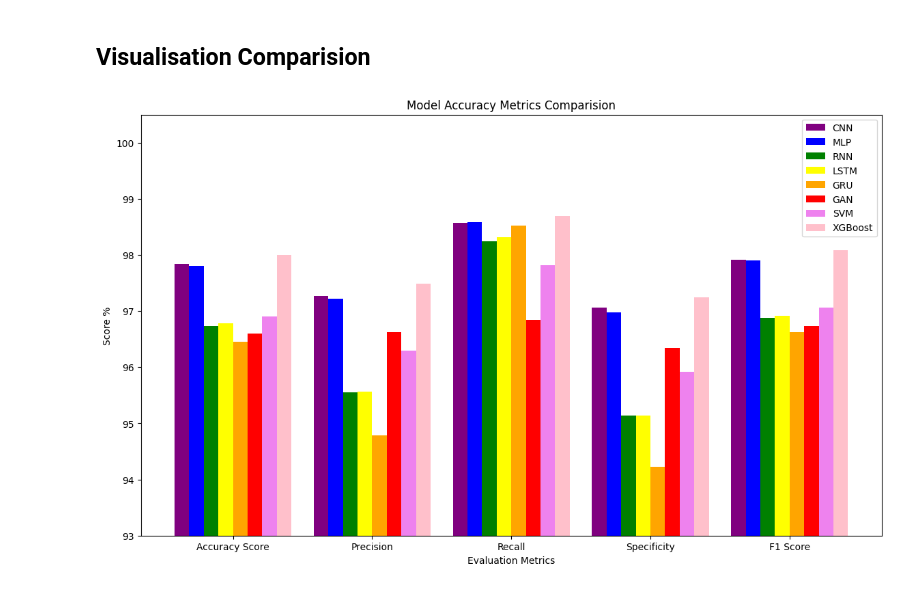
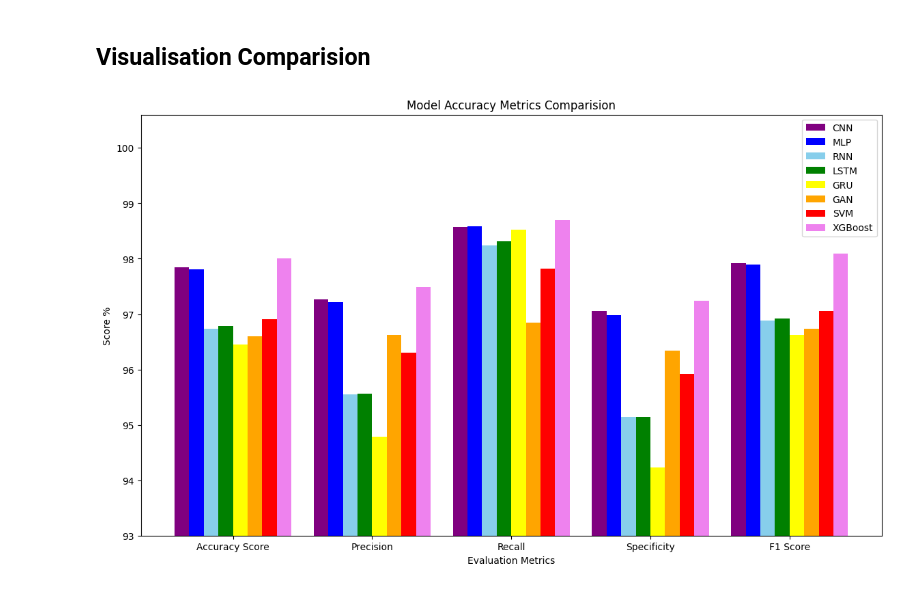
Before and after one commit to dharaneishvc/Intrusion-detection-DL-ML, a Jupyter notebook: NSLKDD_preprocess_8models.ipynb, the cells around one changed output. Saved outputs shown, nothing was run; the diff lists cells and outputs as text; code cells hidden in the pictures.

Commit message:
graph color

```diff
--- a/NSLKDD_preprocess_8models.ipynb
+++ b/NSLKDD_preprocess_8models.ipynb
@@ -1294,38 +1294,38 @@ You must install pydot (`pip install pydot`) and install graphviz (see instructi
 import numpy as np
 import matplotlib.pyplot as plt
 
 N = 5
 ind = np.arange(N)
 width = 0.105
 
 CNN  = [97.84,97.27,98.57,97.06,97.92]
 MLP  = [97.81,97.22,98.59,96.98,97.90]
 RNN  = [96.74,95.55,98.24,95.14,96.88]
 LSTM = [96.78,95.56,98.32,95.14,96.92]
 GRU  = [96.45,94.79,98.53,94.23,96.62]
 GAN  = [96.60,96.62,96.84,96.34,96.73]
 SVM  = [96.91,96.30,97.82,95.92,97.06]
 XGB  = [98.00,97.49,98.70,97.24,98.09]
 
 bar1 = plt.bar(ind, CNN, width, color = 'purple')
 bar2 = plt.bar(ind+width, MLP, width, color='blue')
-bar3 = plt.bar(ind+width*2, RNN, width, color = 'green')
-bar4 = plt.bar(ind+width*3, LSTM, width, color = 'yellow')
-bar5 = plt.bar(ind+width*4, GRU, width, color = 'orange')
-bar6 = plt.bar(ind+width*5, GAN, width, color = 'red')
-bar7 = plt.bar(ind+width*6, SVM, width, color = 'violet')
-bar8 = plt.bar(ind+width*7, XGB, width, color = 'pink')
+bar3 = plt.bar(ind+width*2, RNN, width, color = 'skyblue')
+bar4 = plt.bar(ind+width*3, LSTM, width, color = 'green')
+bar5 = plt.bar(ind+width*4, GRU, width, color = 'yellow')
+bar6 = plt.bar(ind+width*5, GAN, width, color = 'orange')
+bar7 = plt.bar(ind+width*6, SVM, width, color = 'red')
+bar8 = plt.bar(ind+width*7, XGB, width, color = 'violet')
 
 plt.xlabel("Evaluation Metrics")
 plt.ylabel('Score %')
 plt.title("Model Accuracy Metrics Comparision")
 
 plt.xticks(ind+width*3.5,['Accuracy Score', 'Precision', 'Recall', 'Specificity', 'F1 Score'])
 plt.legend((bar1, bar2, bar3, bar4, bar5, bar6, bar7, bar8), ('CNN', 'MLP', 'RNN', 'LSTM', 'GRU', 'GAN', 'SVM', 'XGBoost'), loc="upper right" )
-plt.ylim(93,100.5)
+plt.ylim(93,100.6)
 plt.gcf().set_size_inches(14, 8)
 #plt.axhline(y = 100, color = 'grey', linestyle = '--')
 
 plt.show()
 # %% [output]
-[figure, old version]
+[figure, new version]
```
